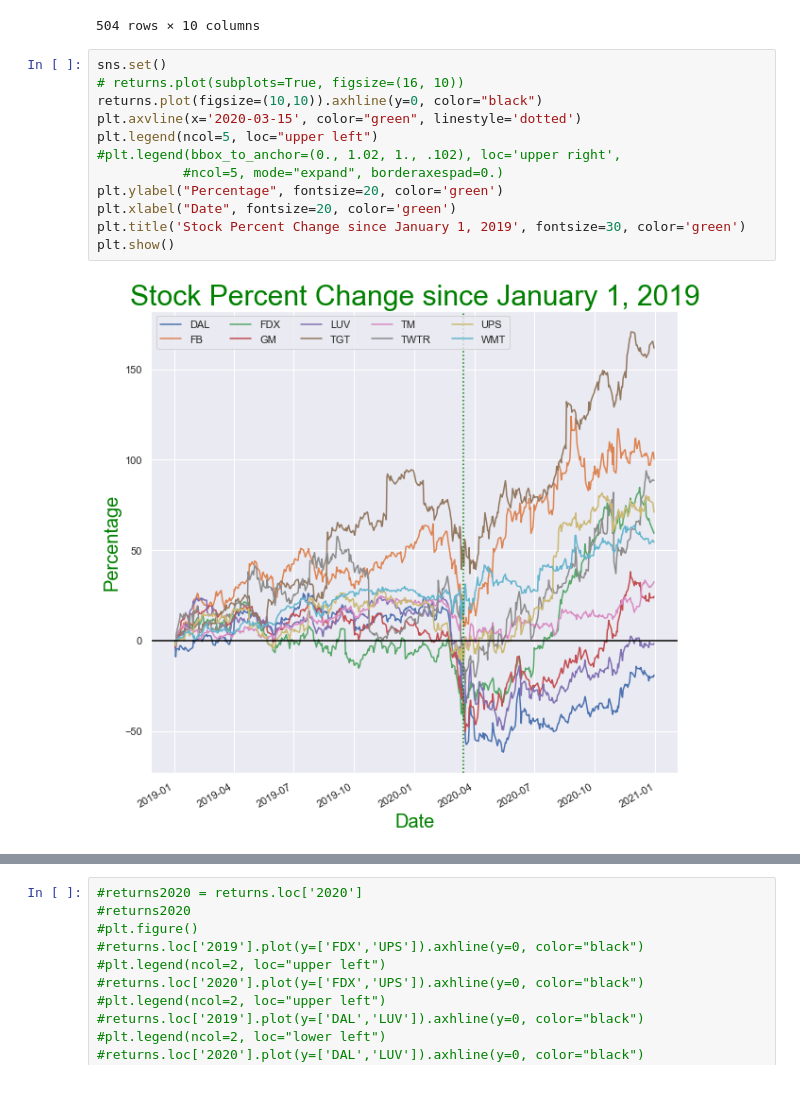
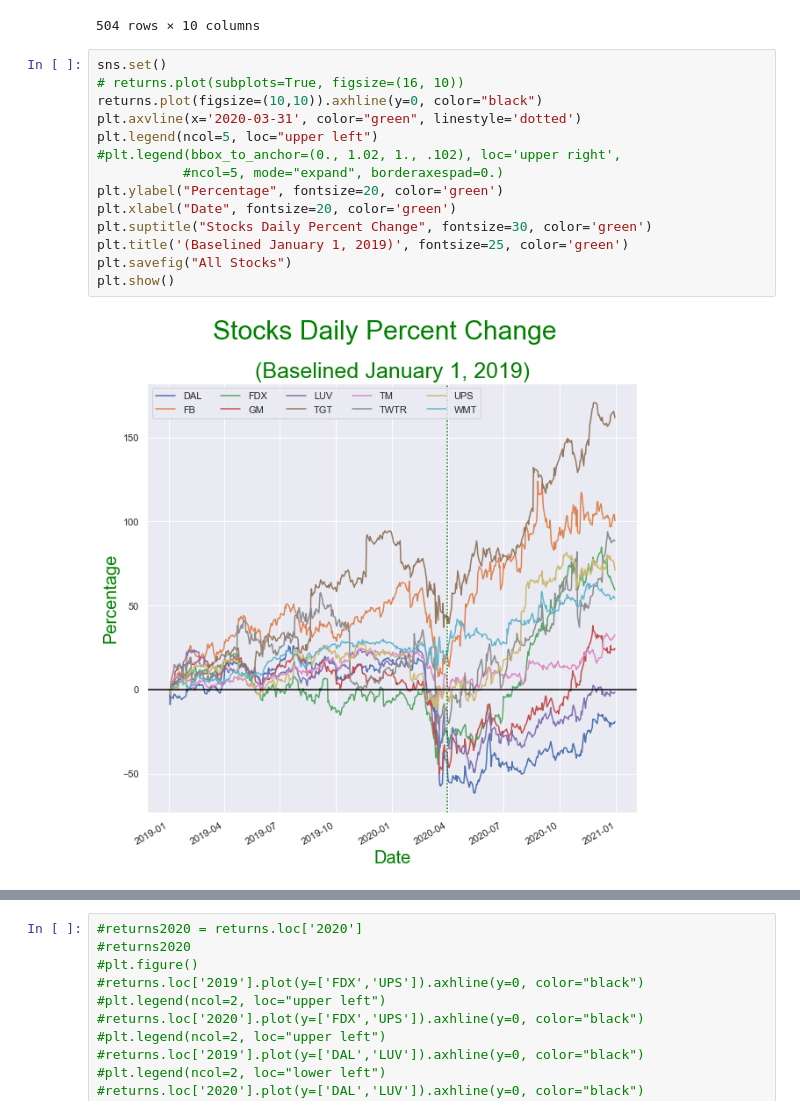
Before and after one commit to nt1983/team5-exercise, a Jupyter notebook: stockgrabber.ipynb, the cells around one changed output, grey strips where cells are left out. Cells and saved outputs as stored; diff of their text form.

```diff
--- a/stockgrabber.ipynb
+++ b/stockgrabber.ipynb
@@ -122,17 +122,19 @@ returns
 # %%
 sns.set()
 # returns.plot(subplots=True, figsize=(16, 10))
 returns.plot(figsize=(10,10)).axhline(y=0, color="black")
-plt.axvline(x='2020-03-15', color="green", linestyle='dotted')
+plt.axvline(x='2020-03-31', color="green", linestyle='dotted')
 plt.legend(ncol=5, loc="upper left")
 #plt.legend(bbox_to_anchor=(0., 1.02, 1., .102), loc='upper right',
            #ncol=5, mode="expand", borderaxespad=0.)
 plt.ylabel("Percentage", fontsize=20, color='green')
 plt.xlabel("Date", fontsize=20, color='green')
-plt.title('Stock Percent Change since January 1, 2019', fontsize=30, color='green')
+plt.suptitle("Stocks Daily Percent Change", fontsize=30, color='green')
+plt.title('(Baselined January 1, 2019)', fontsize=25, color='green')
+plt.savefig("All Stocks")
 plt.show()
 # %% [output]
-[figure, old version]
+[figure, new version]
 # %%
 plt.figure()
 
```
Also changed, not shown: parts of 1 cell of this notebook, 6 other files.
